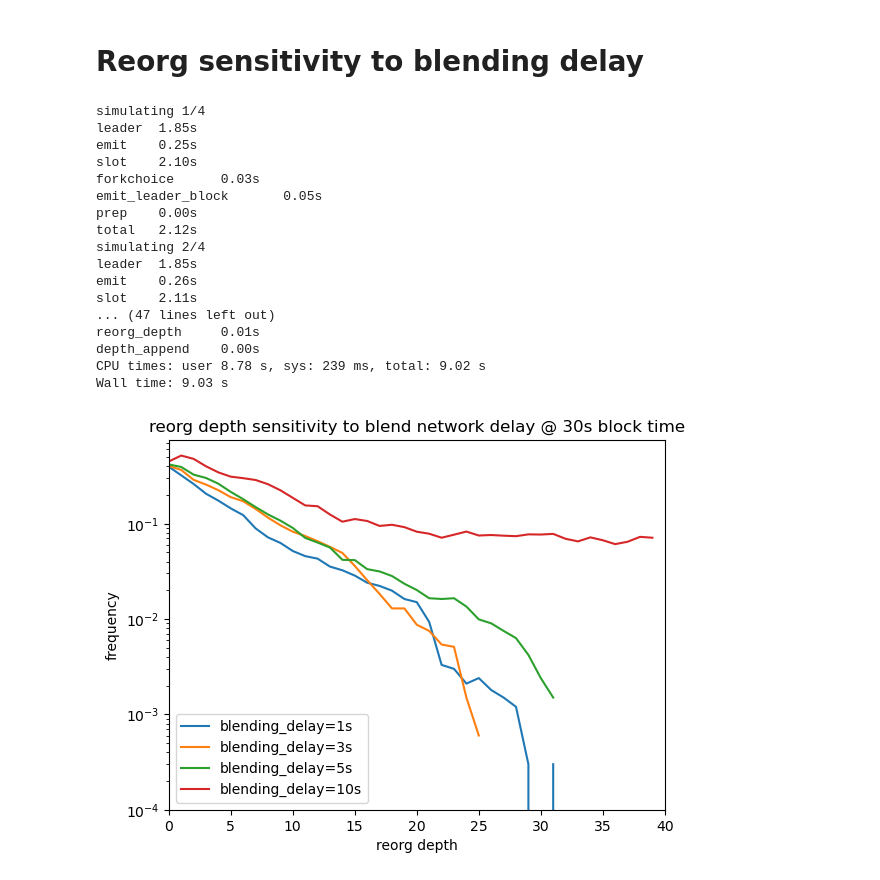
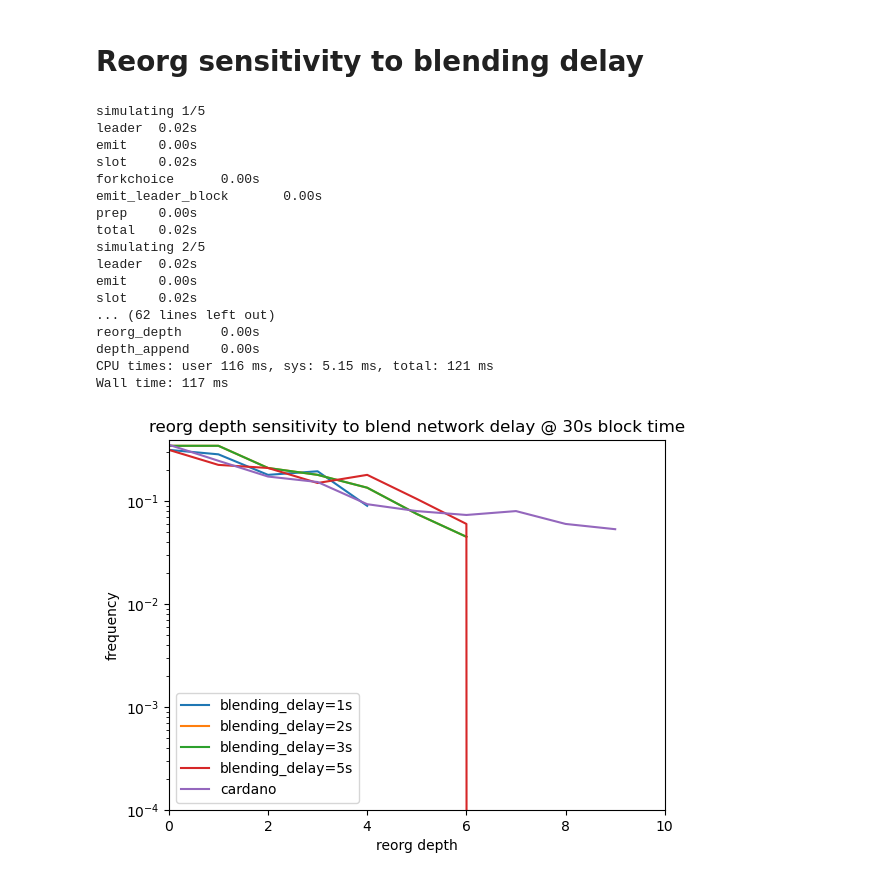
Before and after one commit to logos-co/nomos-pocs, a Jupyter notebook: cryptarchia/longest-chain-cryptarchia.ipynb, the cells around one changed output. Drawn from its saved outputs; the diff is of its cells as text; code cells hidden in the pictures.

```diff
--- a/cryptarchia/longest-chain-cryptarchia.ipynb
+++ b/cryptarchia/longest-chain-cryptarchia.ipynb
@@ -55,7 +55,7 @@ class NetworkParams:
 blend_net = NetworkParams(
     broadcast_delay_mean=0.5,
     pol_proof_time=1,
-    blending_delay=3,
+    blending_delay=2,
     desimenation_delay_mean=0.5,
     blend_hops=3,
 )
@@ -439,23 +440,2 @@ depth_append    0.00s
 # %%
 # sim.visualize_chain()
-# %%
-%%time
-np.random.seed(0)
-stake = np.random.pareto(10, 100)
-
-sims = [Sim(
-    params=Params(
-        SLOTS=100000,
-        f=0.05,
-        adversary_control = i,
-        honest_stake = stake
-    ),
-    network=blend_net
-) for i in np.linspace(1e-3, 0.3, 2)]
-
-for i, sim in enumerate(sims):
-    print(f"simulating {i+1}/{len(sims)}")
-    sim.run(seed=0)
-
-print("finished simulation, starting analysis")
-advs = [sim.adverserial_analysis(should_plot=False) for sim in sims]
@@ -526,18 +461,28 @@ def reorg_depth_analysis(sim, adv, MAX, **kwargs):
 %%time
 
 np.random.seed(0)
-stake = np.random.pareto(10, 1000)
+stake = np.random.pareto(10, 100)
+SLOTS = 2000
+
 
 sims = [Sim(
     params=Params(
-        SLOTS=100000,
+        SLOTS=SLOTS,
         f=1/30,
         adversary_control = 0.3,
         honest_stake = stake
     ),
     network=replace(blend_net, blending_delay=i),
-) for i in [1,3,5,10]]
-
+) for i in [1,2,3,5]]
+sims += [Sim(
+    params=Params(
+        SLOTS=int(SLOTS * 3/2),
+        f=1/20,
+        adversary_control = 0.3,
+        honest_stake = stake
+    ),
+    network=replace(blend_net, blend_hops=0),
+)]
 
 for i, sim in enumerate(sims):
     print(f"simulating {i+1}/{len(sims)}")
@@ -546,38 +491,40 @@ for i, sim in enumerate(sims):
 print("finished simulation, starting analysis")
 advs = [sim.adverserial_analysis(should_plot=False) for sim in sims]
 # %% [output]
-simulating 1/4
-leader  1.85s
-emit    0.25s
-slot    2.10s
-forkchoice      0.03s
-emit_leader_block       0.05s
+simulating 1/5
+leader  0.02s
+emit    0.00s
+slot    0.02s
+forkchoice      0.00s
+emit_leader_block       0.00s
 prep    0.00s
-total   2.12s
-simulating 2/4
-leader  1.85s
-emit    0.26s
-slot    2.11s
-... (47 lines left out)
-reorg_depth     0.01s
+total   0.02s
+simulating 2/5
+leader  0.02s
+emit    0.00s
+slot    0.02s
+... (62 lines left out)
+reorg_depth     0.00s
 depth_append    0.00s
-CPU times: user 8.78 s, sys: 239 ms, total: 9.02 s
-Wall time: 9.03 s
+CPU times: user 116 ms, sys: 5.15 ms, total: 121 ms
+Wall time: 117 ms
 # %%
 MAX=min(40, max(max(adv) for adv in advs))
 
-for s in range(len(sims)):
+for s in range(len(sims) - 1):
     reorg_depth_analysis(sims[s], advs[s], MAX, label=f"blending_delay={sims[s].network.blending_delay}s")
+
+reorg_depth_analysis(sims[-1], advs[-1], MAX, label=f"cardano")
 
 _ = plt.title(f"reorg depth sensitivity to blend network delay @ {1/sims[s].params.f:.0f}s block time")
 _ = plt.xlabel("reorg depth")
 _ = plt.ylabel("frequency")
 _ = plt.legend()
 _ = plt.yscale("log")
 _ = plt.xlim(0, MAX)
 _ = plt.ylim(10**-4,None)
 # _ = plt.
 # %% [output]
-[figure, old version]
+[figure, new version]
 # %%
 %%time
```
Also changed, not shown: parts of 15 cells of this notebook.
